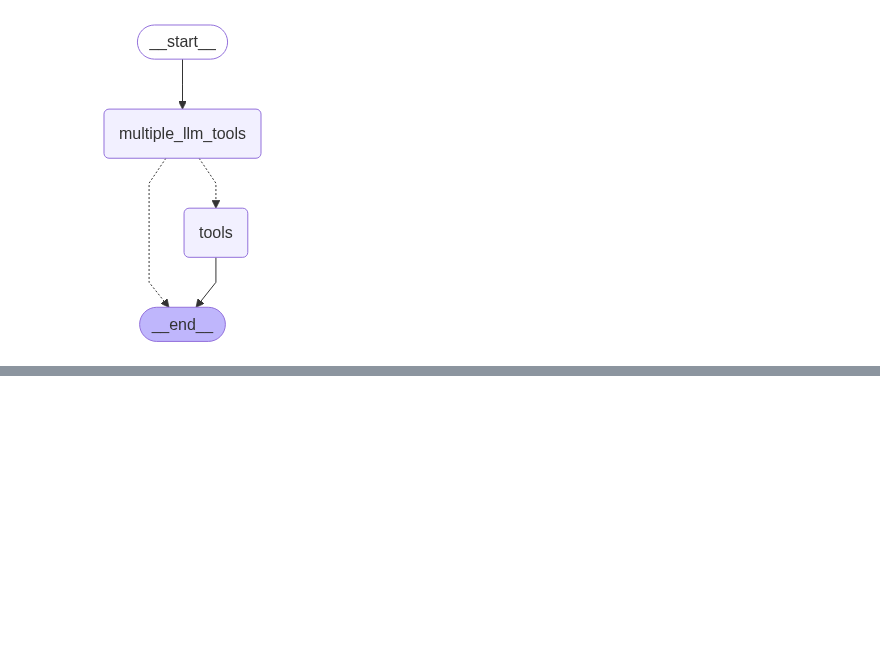
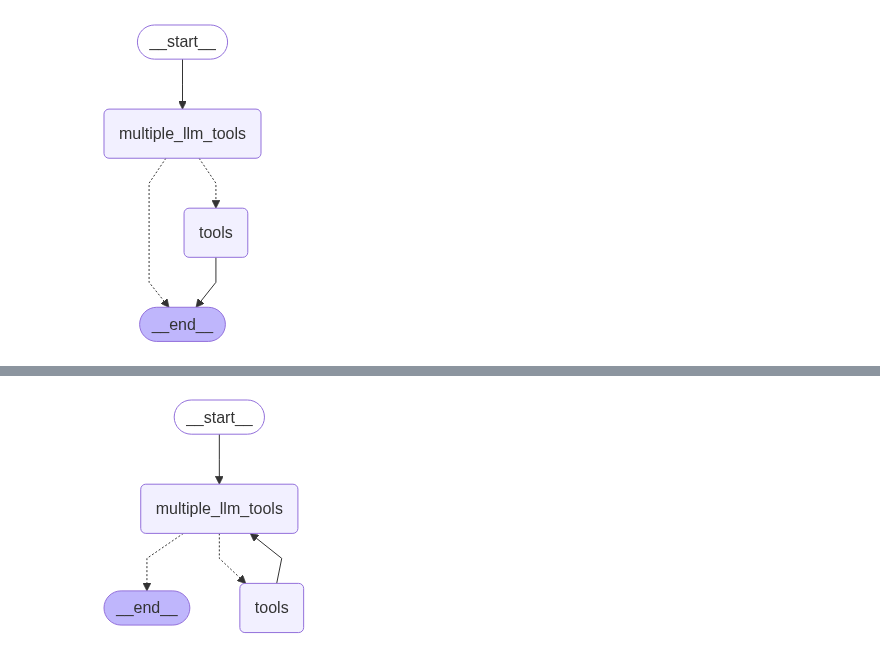
Before and after one commit to mhaniffajari/Data-Science-Project, a Jupyter notebook: Agentic-AI/LangGraph Components/4_chatbot_with_multiple_tools.ipynb, the cells around one changed output, grey strips where cells are left out. Cells and saved outputs as stored; diff of their text form; code cells hidden in the pictures; blank space fills up the shorter version.

Commit message:
add ReACT architecture and Memory

```diff
--- a/Agentic-AI/LangGraph Components/4_chatbot_with_multiple_tools.ipynb
+++ b/Agentic-AI/LangGraph Components/4_chatbot_with_multiple_tools.ipynb
@@ -189,0 +268,35 @@ characteristics and keyword popularity; 3) examining the
+# %%
+from langgraph.checkpoint.memory import MemorySaver
+
+# Add tools condition to integrate tools with LLM
+from langgraph.prebuilt import ToolNode
+from langgraph.prebuilt import tools_condition
+from langgraph.graph.message import add_messages
+from langchain_core.messages import AnyMessage
+from typing_extensions import TypedDict
+from typing import Annotated
+
+class State(TypedDict):
+    messages:Annotated[list[AnyMessage],add_messages]
+
+### create tools node functionality
+def llm_tools(state:State):
+    return {'messages':[llm_with_tools.invoke(state['messages'])]}
+
+
+# Initial Graph and Node
+tool_graph = StateGraph(State)
+tool_graph.add_node('multiple_llm_tools',llm_tools)
+tool_graph.add_node('tools',ToolNode(tools))
+
+
+# Add Conditional Edge
+tool_graph.add_edge(START, 'multiple_llm_tools')
+tool_graph.add_conditional_edges('multiple_llm_tools',tools_condition)
+tool_graph.add_edge('tools', 'multiple_llm_tools')
+
+memory_type = MemorySaver()
+compiled_tool_graph_memory = tool_graph.compile(checkpointer=memory_type)
+display(Image(compiled_tool_graph.get_graph().draw_mermaid_png()))
+# %% [output]
+[figure, added]
```
Also changed, not shown: parts of 20 cells of this notebook, 1 other file.
